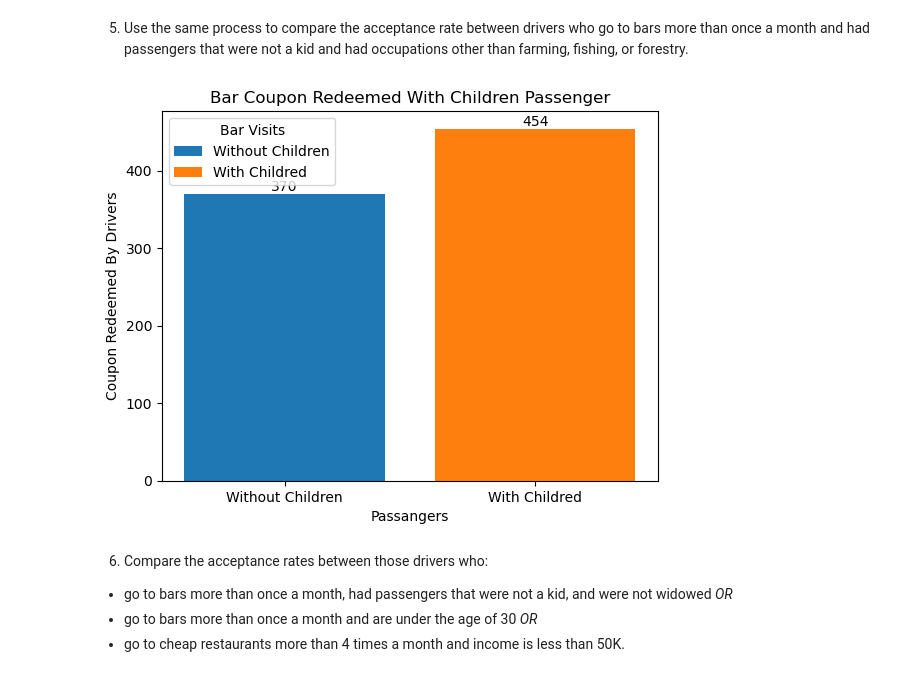
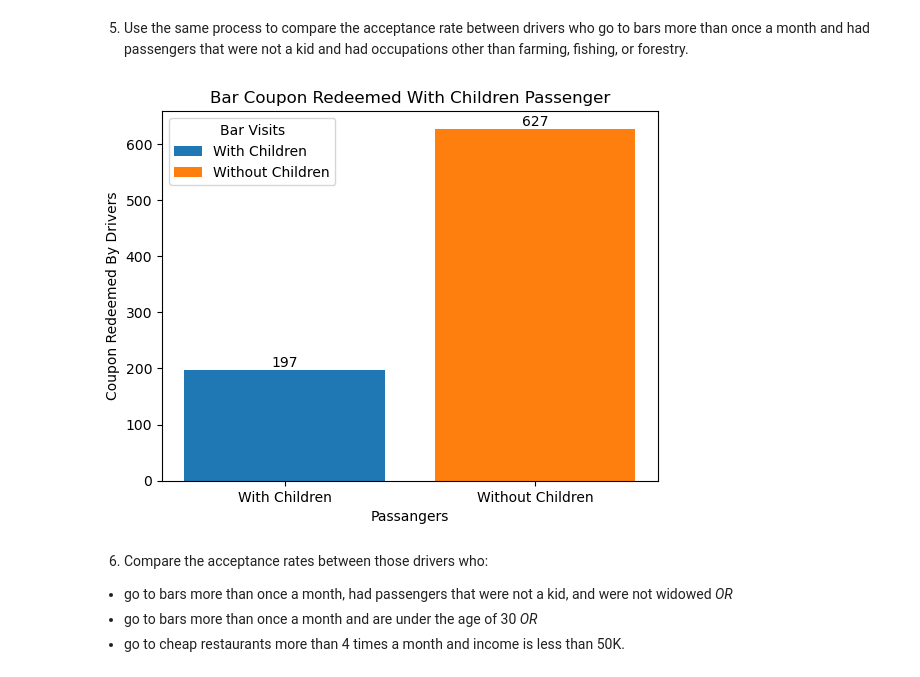
Before and after one commit to vishalnigam/ml-coupon-acceptance, a Jupyter notebook: prompt.ipynb, the cells around one changed output. Drawn from its saved outputs; the diff is of its cells as text; code cells hidden in the pictures.

```diff
--- a/prompt.ipynb
+++ b/prompt.ipynb
@@ -217,8 +217,9 @@ expiration_ord = ['2h', '1d']
 data['expiration'] = data['expiration'].astype('category').cat.set_categories(expiration_ord).cat.codes
 
 # Ordered categories for column 'age' and replace column values with category code
-age_ord = ['below21','21','26','31','36','41','46','50plus', ]
-data['age'] = data['age'].astype('category').cat.set_categories(age_ord).cat.codes
+age_ord = ['below21','21','26','31','36','41','46','50plus']
+age_cat = data['age'].astype('category')
+data['age'] = age_cat.cat.set_categories(age_ord).cat.codes
 
 # Ordered categories for column 'income'
 income_ord = ['Less than $12500', '$12500 - $24999', '$25000 - $37499',
@@ -359,28 +360,28 @@ plt.show()
 5. Use the same process to compare the acceptance rate between drivers who go to bars more than once a month and had passengers that were not a kid and had occupations other than farming, fishing, or forestry.
 # %%
 acc_rate_wt_noch = bar_coupon_accepted[(bar_coupon_accepted["occupation"] != 'Farming Fishing & Forestry') &
-                        (bar_coupon_accepted["has_children"] == 0) &
+                        (bar_coupon_accepted["passanger"] != 'Kid(s)') &
                         ((bar_coupon_accepted["Bar"] > 0) & (bar_coupon_accepted["Bar"] <=4))]
 
 acc_rate_wtch = len(bar_coupon_accepted) - acc_rate_wt_noch.shape[0]
 bar_coupon_wt_child_passanger = pd.Series([acc_rate_wtch, acc_rate_wt_noch.shape[0]], index= [0, 1] )
 
 fig, ax = plt.subplots()
 ax.bar(x= bar_coupon_wt_child_passanger.index, height= bar_coupon_wt_child_passanger.values,
-               label = ['Without Children', 'With Childred'] ,
-               tick_label = ['Without Children','With Childred'],
+               label = ['With Children', 'Without Children'] ,
+               tick_label = ['With Children','Without Children'],
                color = ['tab:blue', 'tab:orange'])
 ax.set_xlabel('Passangers')
 ax.set_ylabel('Coupon Redeemed By Drivers')
 ax.set_title('Bar Coupon Redeemed With Children Passenger')
 ax.legend(title='Bar Visits')
 
 for i in range(len(bar_coupon_wt_child_passanger.index)):
     plt.text(i, bar_coupon_wt_child_passanger[i], str(bar_coupon_wt_child_passanger[i]), ha='center', va='bottom')
 
 plt.show()
 # %% [output]
-[figure, old version]
+[figure, new version]
 # %% [markdown]
 6. Compare the acceptance rates between those drivers who:
 
```
Also changed, not shown: parts of 6 cells of this notebook.
